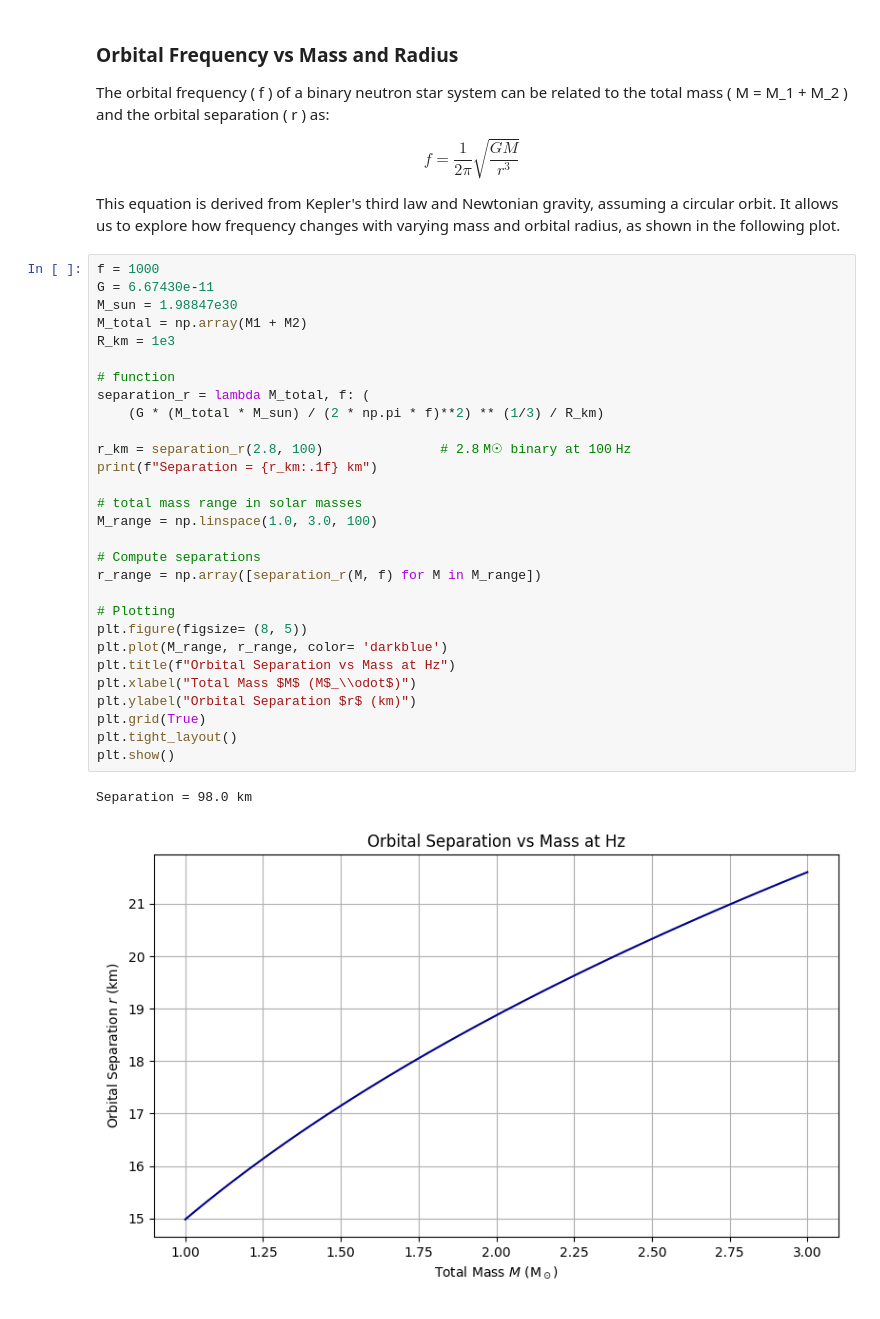
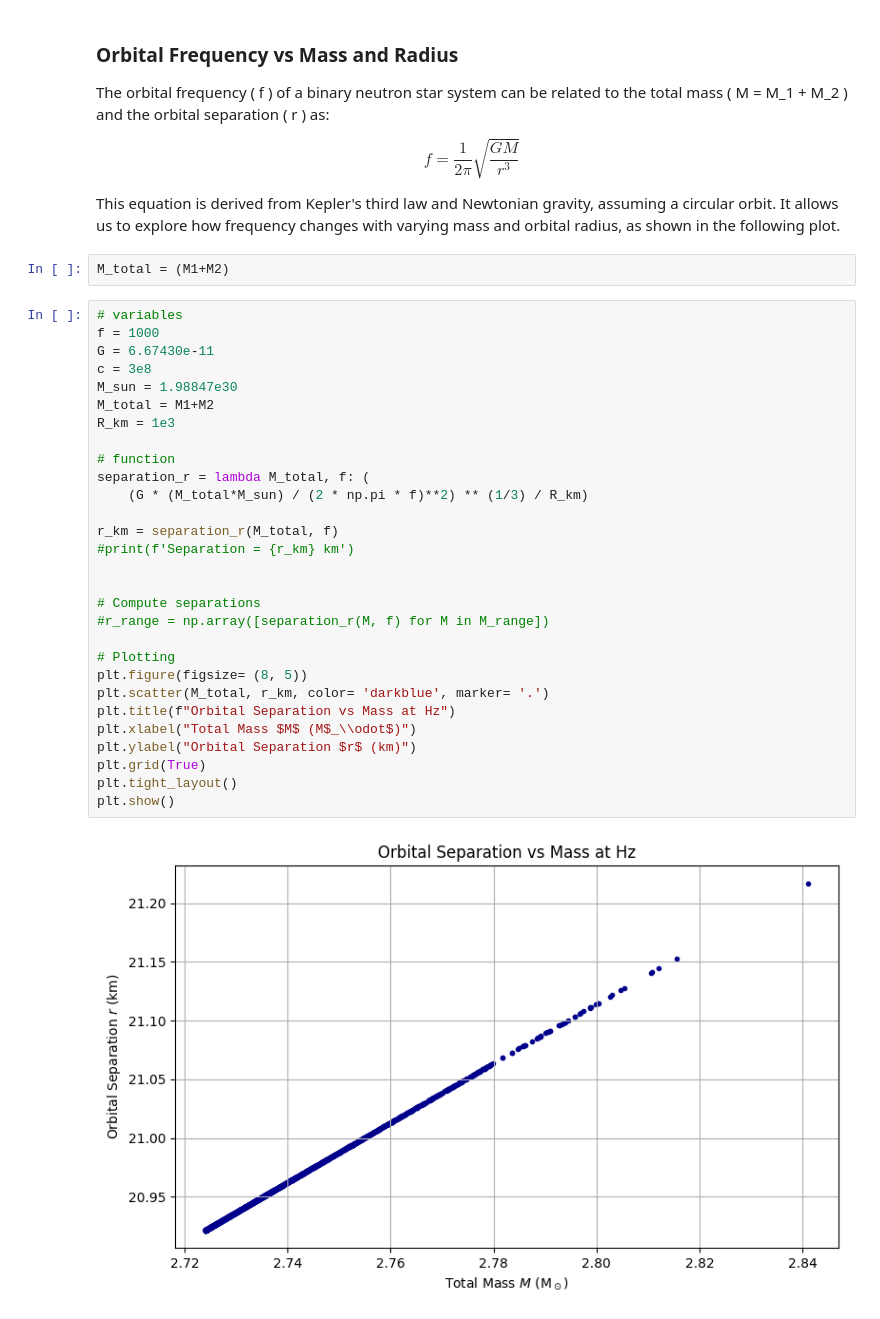
Before and after one commit to topollonaketsana/GW-Neutron_Star_Merger, a Jupyter notebook: notebook/parametized_data.ipynb, the cells around one changed output. Saved outputs shown, nothing was run; the diff lists cells and outputs as text.

```diff
--- a/notebook/parametized_data.ipynb
+++ b/notebook/parametized_data.ipynb
@@ -105,35 +124,36 @@ f = \frac{1}{2\pi} \sqrt{ \frac{G M}{r^3} }
 $$
 
 This equation is derived from Kepler's third law and Newtonian gravity, assuming a circular orbit. It allows us to explore how frequency changes with varying mass and orbital radius, as shown in the following plot.
+# %%
+M_total = (M1+M2)
 # %%
+# variables
 f = 1000
 G = 6.67430e-11
+c = 3e8
 M_sun = 1.98847e30
-M_total = np.array(M1 + M2)
+M_total = M1+M2
 R_km = 1e3
 
 # function
 separation_r = lambda M_total, f: (
-    (G * (M_total * M_sun) / (2 * np.pi * f)**2) ** (1/3) / R_km)
+    (G * (M_total*M_sun) / (2 * np.pi * f)**2) ** (1/3) / R_km)
 
-r_km = separation_r(2.8, 100)               # 2.8 M☉ binary at 100 Hz
-print(f"Separation = {r_km:.1f} km")
+r_km = separation_r(M_total, f)
+#print(f'Separation = {r_km} km')
 
-# total mass range in solar masses
-M_range = np.linspace(1.0, 3.0, 100)
 
 # Compute separations
-r_range = np.array([separation_r(M, f) for M in M_range])
+#r_range = np.array([separation_r(M, f) for M in M_range])
 
 # Plotting
 plt.figure(figsize= (8, 5))
-plt.plot(M_range, r_range, color= 'darkblue')
+plt.scatter(M_total, r_km, color= 'darkblue', marker= '.')
 plt.title(f"Orbital Separation vs Mass at Hz")
 plt.xlabel("Total Mass $M$ (M$_\\odot$)")
 plt.ylabel("Orbital Separation $r$ (km)")
 plt.grid(True)
 plt.tight_layout()
 plt.show()
 # %% [output]
-Separation = 98.0 km
-[figure, old version]
+[figure, new version]
```
Also changed, not shown: parts of 23 cells of this notebook, 5 other files.
